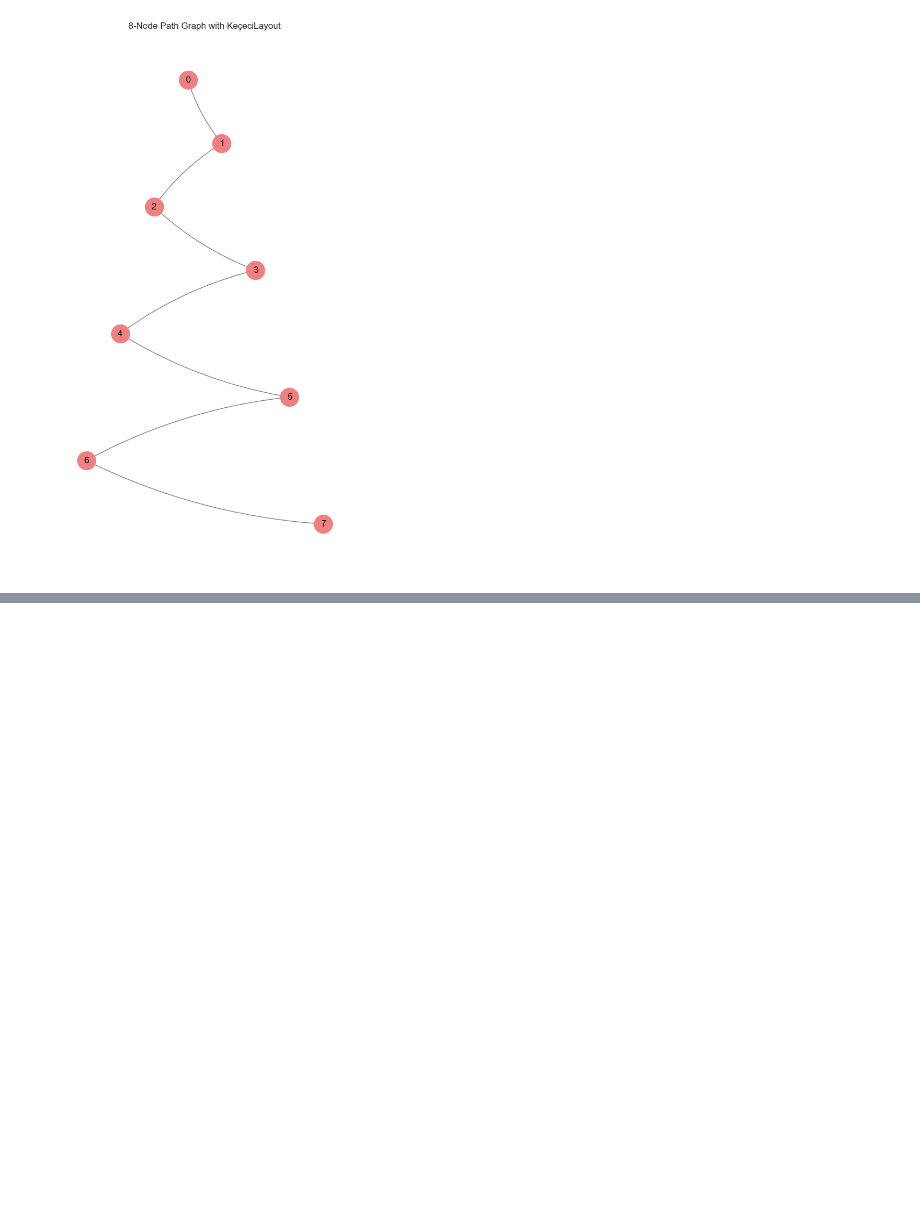
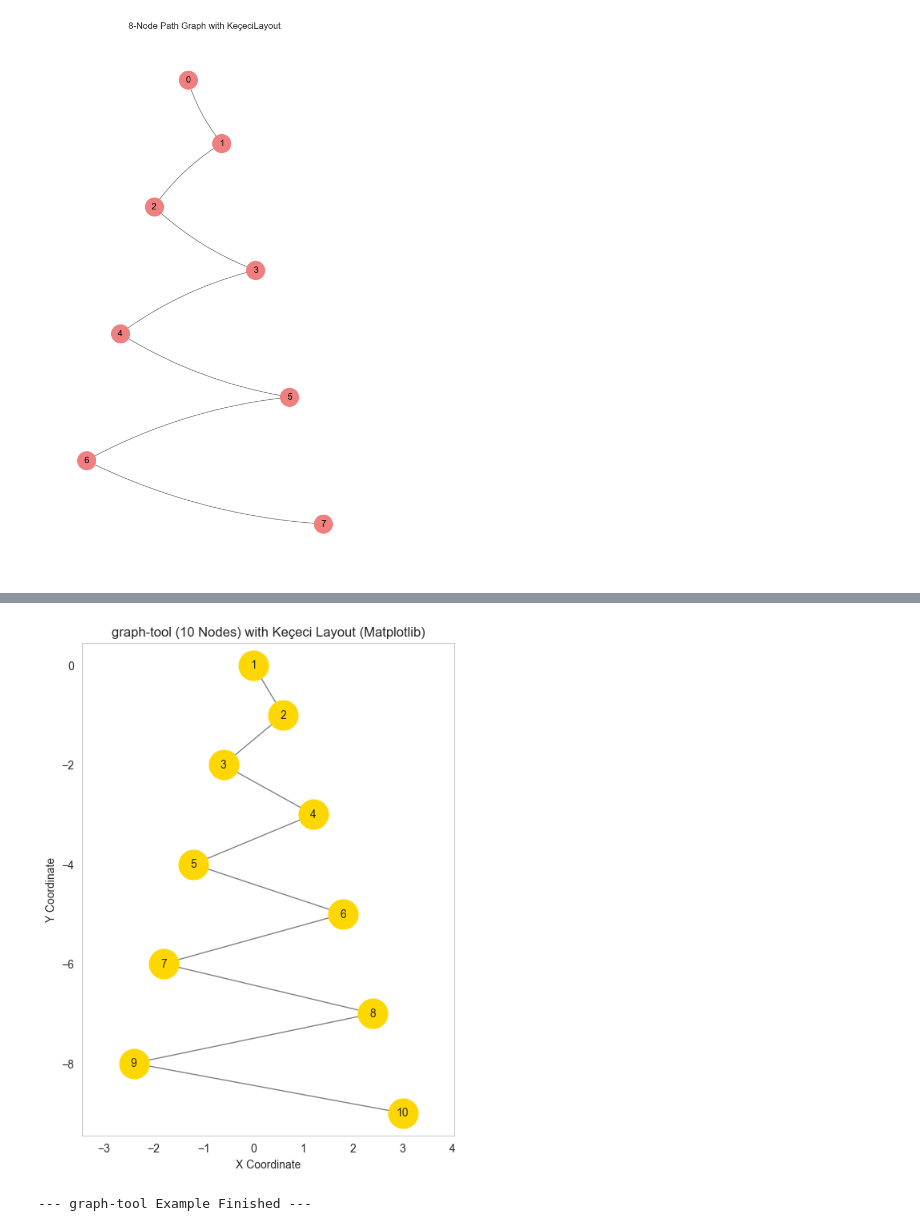
Before and after one commit to WhiteSymmetry/kececilayout, a Jupyter notebook: examples/kececilayout-1.ipynb, the cells around one changed output, grey strips where cells are left out. Drawn from its saved outputs; the diff is of its cells as text; code cells hidden in the pictures; blank space fills up the shorter version.

Commit message:
Keçeci Layout Examples
Keçeci Layout Examples

```diff
--- a/examples/kececilayout-1.ipynb
+++ b/examples/kececilayout-1.ipynb
@@ -693,3 +697,80 @@ plt.axis('equal')
 plt.show()
 # %% [output]
 [figure]
+# %%
+import matplotlib.pyplot as plt
+from matplotlib.collections import LineCollection
+import graph_tool.all as gt
+import kececilayout as kl
+
+# --- General Layout Parameters ---
+LAYOUT_PARAMS = {
+    'primary_spacing': 1.0,
+    'secondary_spacing': 0.6,
+    'primary_direction': 'top_down',
+    'secondary_start': 'right'
+}
+
+N_NODES = 10  # Number of nodes in the example graph
+
+try:
+    print("\n--- graph-tool Example ---")
+
+    # Create a graph-tool Graph
+    g = gt.Graph(directed=False)
+
+    # Add nodes
+    nodes = [g.add_vertex() for _ in range(N_NODES)]
+
+    # Add edges (1-2, 2-3, ..., (N_NODES-1)-N_NODES)
+    for i in range(N_NODES - 1):
+        g.add_edge(nodes[i], nodes[i + 1])
+
+    # Calculate layout using kececilayout_v4
+    print("Calculating Keçeci Layout...")
+    pos_gt = kl.kececi_layout(g, **LAYOUT_PARAMS)
+
+    # Plot using Matplotlib
+    print("Plotting graph using Matplotlib...")
+    plt.figure(figsize=(6, 8))
+    ax = plt.gca()
+
+    # Extract node positions
+    node_indices_gt = list(range(N_NODES))
+    x_coords_gt = [pos_gt[i][0] for i in node_indices_gt]
+    y_coords_gt = [pos_gt[i][1] for i in node_indices_gt]
+
+    # Draw nodes
+    ax.scatter(x_coords_gt, y_coords_gt, s=700, c='gold', zorder=2, label='Nodes')
+
+    # Draw labels
+    for i in node_indices_gt:
+        ax.text(pos_gt[i][0], pos_gt[i][1], str(i + 1), ha='center', va='center', fontsize=10, zorder=3)
+
+    # Draw edges
+    edge_lines_gt = []
+    for edge in g.edges():
+        source = int(edge.source())
+        target = int(edge.target())
+        edge_lines_gt.append([pos_gt[source], pos_gt[target]])
+
+    if edge_lines_gt:
+        lc_gt = LineCollection(edge_lines_gt, colors='gray', linewidths=1.0, zorder=1, label='Edges')
+        ax.add_collection(lc_gt)
+
+    plt.title(f"graph-tool ({N_NODES} Nodes) with Keçeci Layout (Matplotlib)")
+    plt.xlabel("X Coordinate")
+    plt.ylabel("Y Coordinate")
+    plt.axis('equal')
+    plt.grid(False)
+    plt.show()
+
+except ImportError:
+    print("graph-tool is not installed. Skipping this example.")
+except Exception as e:
+    print(f"An error occurred in the graph-tool example: {e}")
+    import traceback
+    traceback.print_exc()
+
+print("\n--- graph-tool Example Finished ---")
+# %% [output]
@@ -695,0 +780,2 @@ plt.show()
+[figure, added]
+--- graph-tool Example Finished ---
```
Also changed, not shown: parts of 2 cells of this notebook.
